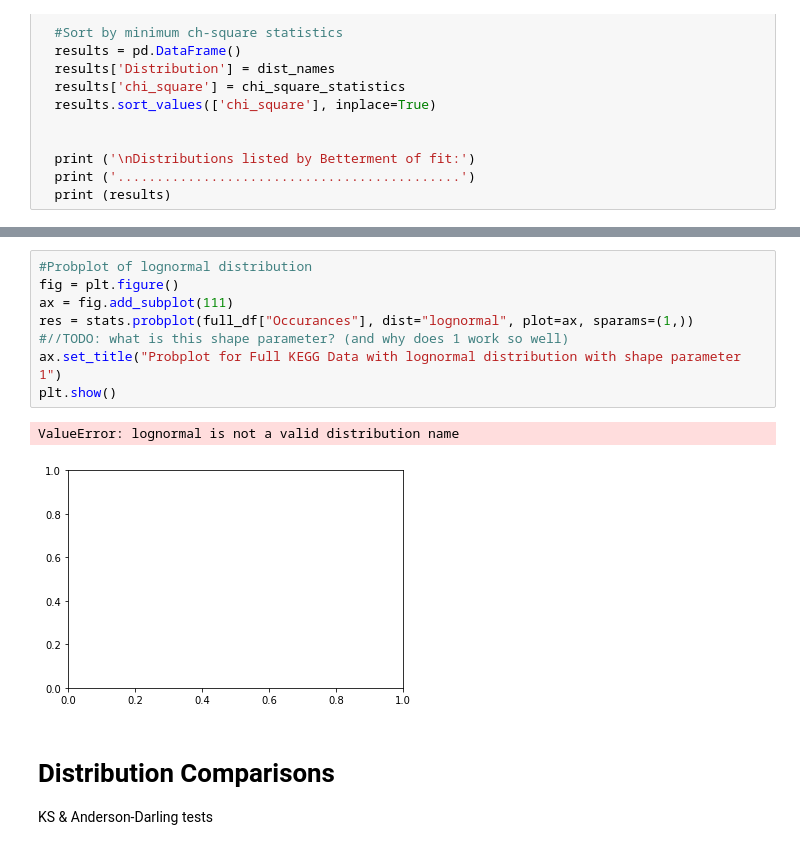
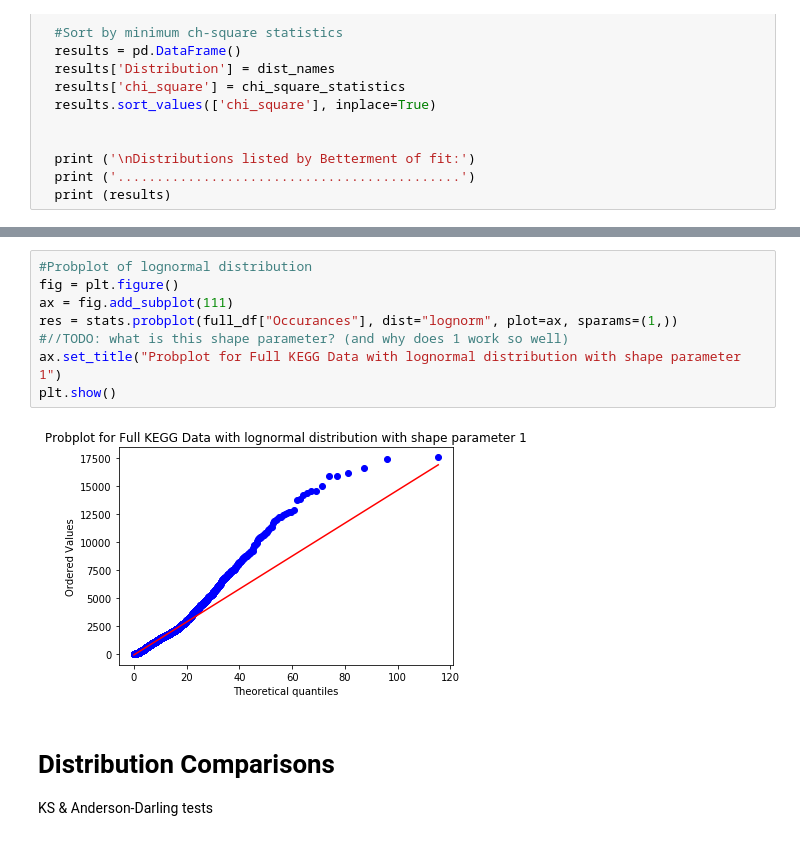
Before and after one commit to jfmalloy1/ChemAsLanguage, a Jupyter notebook: Fragments/Stats_V2.ipynb, the cells around one changed output, grey strips where cells are left out. Cells and saved outputs as stored; diff of their text form.

```diff
--- a/Fragments/Stats_V2.ipynb
+++ b/Fragments/Stats_V2.ipynb
@@ -112,14 +112,13 @@ Distributions listed by Betterment of fit:
 # %%
 #Probplot of lognormal distribution
 fig = plt.figure()
 ax = fig.add_subplot(111)
-res = stats.probplot(full_df["Occurances"], dist="lognormal", plot=ax, sparams=(1,))
+res = stats.probplot(full_df["Occurances"], dist="lognorm", plot=ax, sparams=(1,))
 #//TODO: what is this shape parameter? (and why does 1 work so well)
 ax.set_title("Probplot for Full KEGG Data with lognormal distribution with shape parameter 1")
 plt.show()
 # %% [output]
-ValueError: lognormal is not a valid distribution name
-[figure, old version]
+[figure, new version]
 # %% [markdown]
 # Distribution Comparisons
 KS & Anderson-Darling tests
```
Also changed, not shown: 7 other files.
